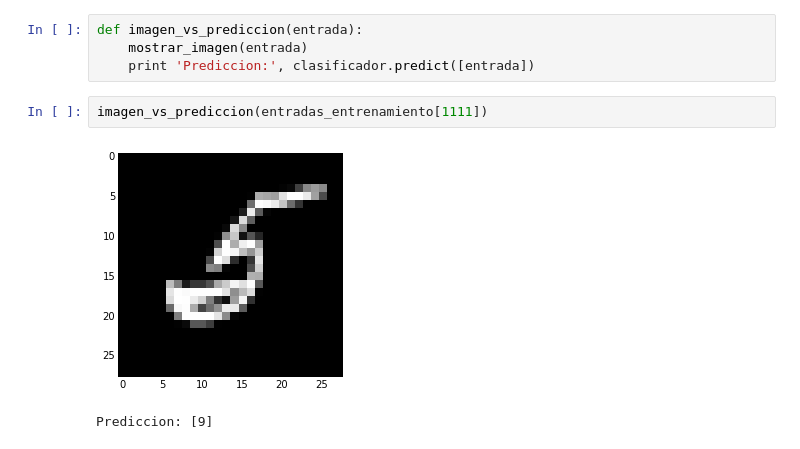
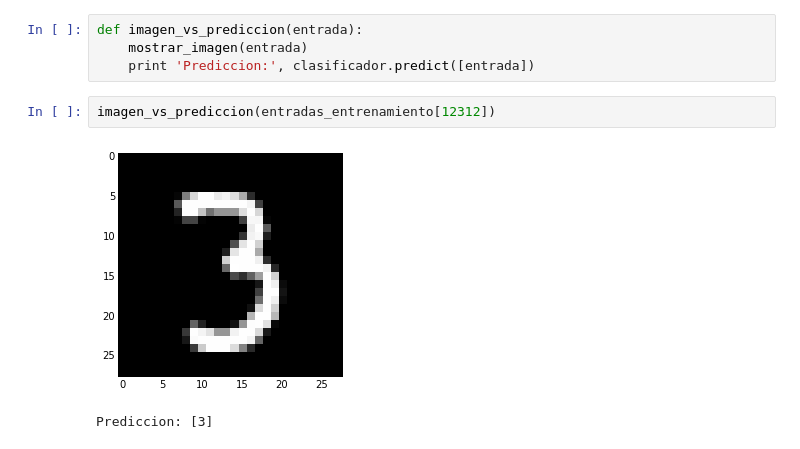
Before and after one commit to fisadev/talks, a Jupyter notebook: machine-learning-examples/ocr_nn.ipynb, the cells around one changed output. Drawn from its saved outputs; the diff is of its cells as text.

```diff
--- a/machine-learning-examples/ocr_nn.ipynb
+++ b/machine-learning-examples/ocr_nn.ipynb
@@ -281,7 +281,7 @@ def imagen_vs_prediccion(entrada):
     mostrar_imagen(entrada)
     print 'Prediccion:', clasificador.predict([entrada])
 # %%
-imagen_vs_prediccion(entradas_entrenamiento[1111])
+imagen_vs_prediccion(entradas_entrenamiento[12312])
 # %% [output]
-[figure, old version]
+[figure, new version]
-Prediccion: [9]
+Prediccion: [3]
```
Also changed, not shown: parts of 2 cells of this notebook.
